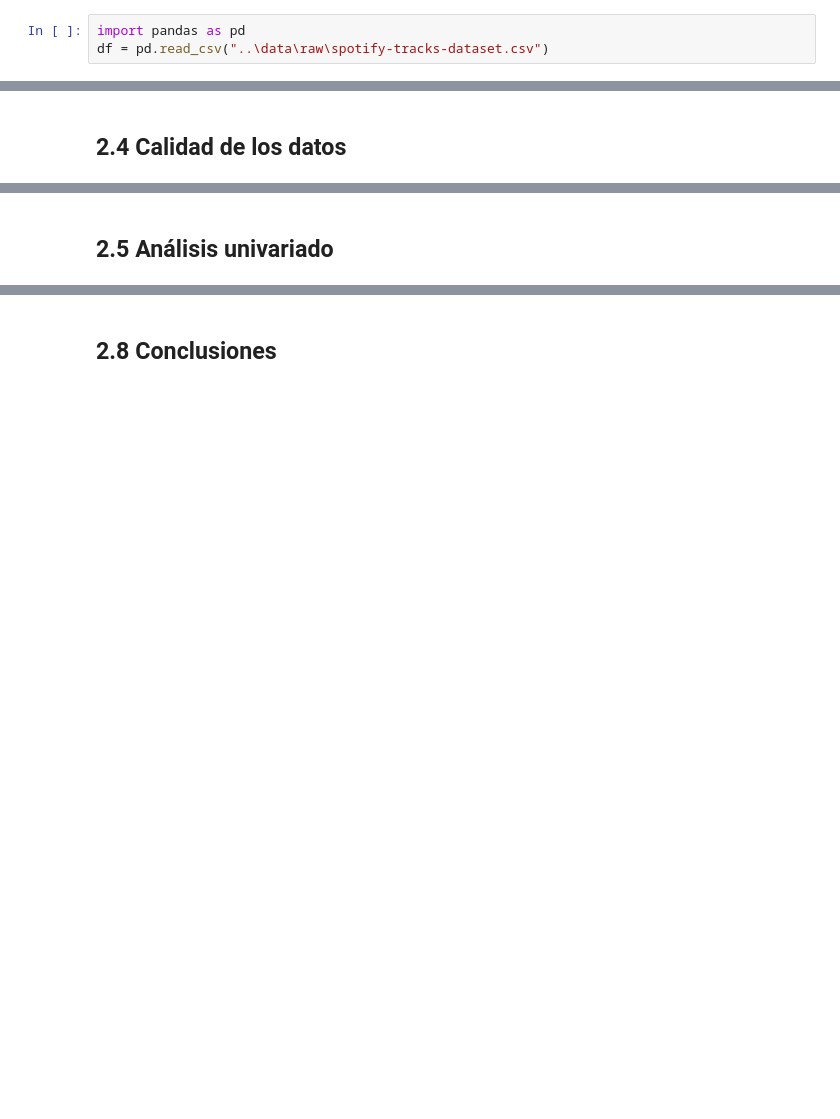
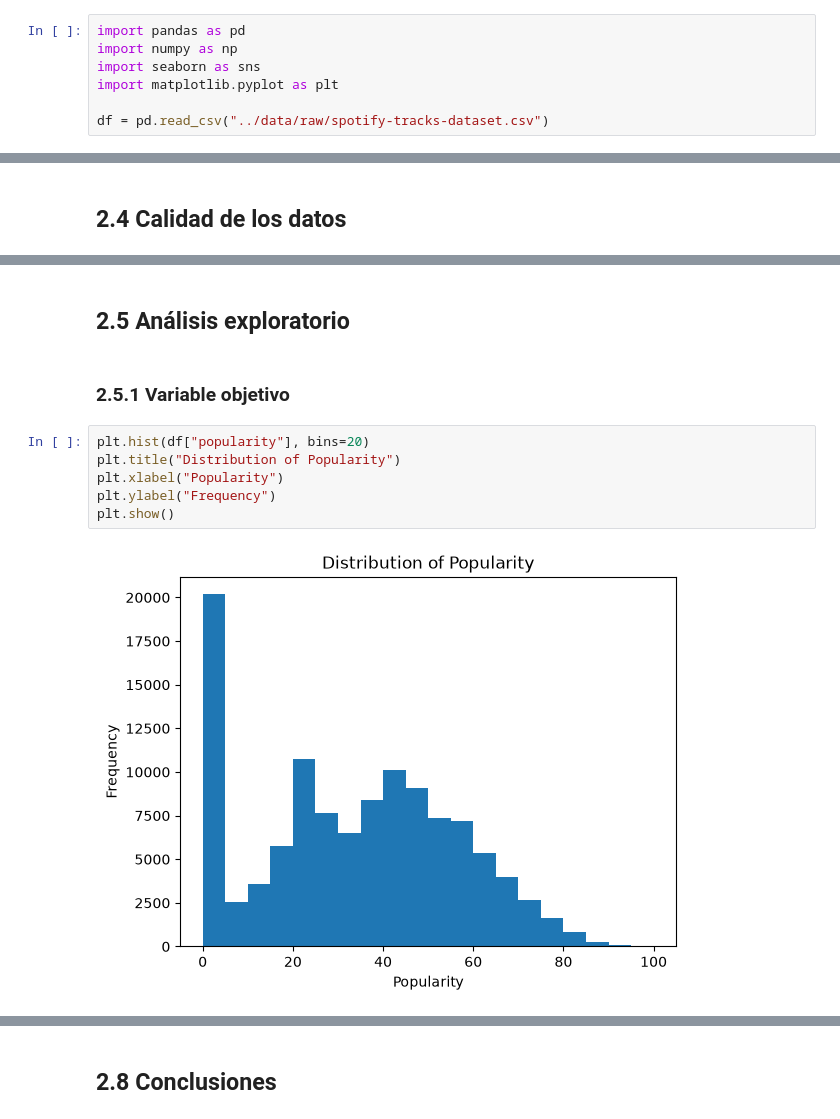
Before and after one commit to marig-777/spotify-popularity-prediction, a Jupyter notebook: notebooks/02_data_understanding.ipynb, the cells around one changed output, grey strips where cells are left out. Cells and saved outputs as stored; diff of their text form; blank space fills up the shorter version.

```diff
--- a/notebooks/02_data_understanding.ipynb
+++ b/notebooks/02_data_understanding.ipynb
@@ -6,5 +8,9 @@
 ## 2.2 Carga del conjunto de datos
 # %%
 import pandas as pd
-df = pd.read_csv("..\data\raw\spotify-tracks-dataset.csv")
+import numpy as np
+import seaborn as sns
+import matplotlib.pyplot as plt
+
+df = pd.read_csv("../data/raw/spotify-tracks-dataset.csv")
 # %% [markdown]
@@ -14,2 +100,12 @@ df = pd.read_csv("..\data\raw\spotify-tracks-dataset.csv")
 # %% [markdown]
-## 2.5 Análisis univariado
+## 2.5 Análisis exploratorio
+# %% [markdown]
+### 2.5.1 Variable objetivo
+# %%
+plt.hist(df["popularity"], bins=20)
+plt.title("Distribution of Popularity")
+plt.xlabel("Popularity")
+plt.ylabel("Frequency")
+plt.show()
+# %% [output]
+[figure, added]
```
Also changed, not shown: parts of 19 cells of this notebook.
